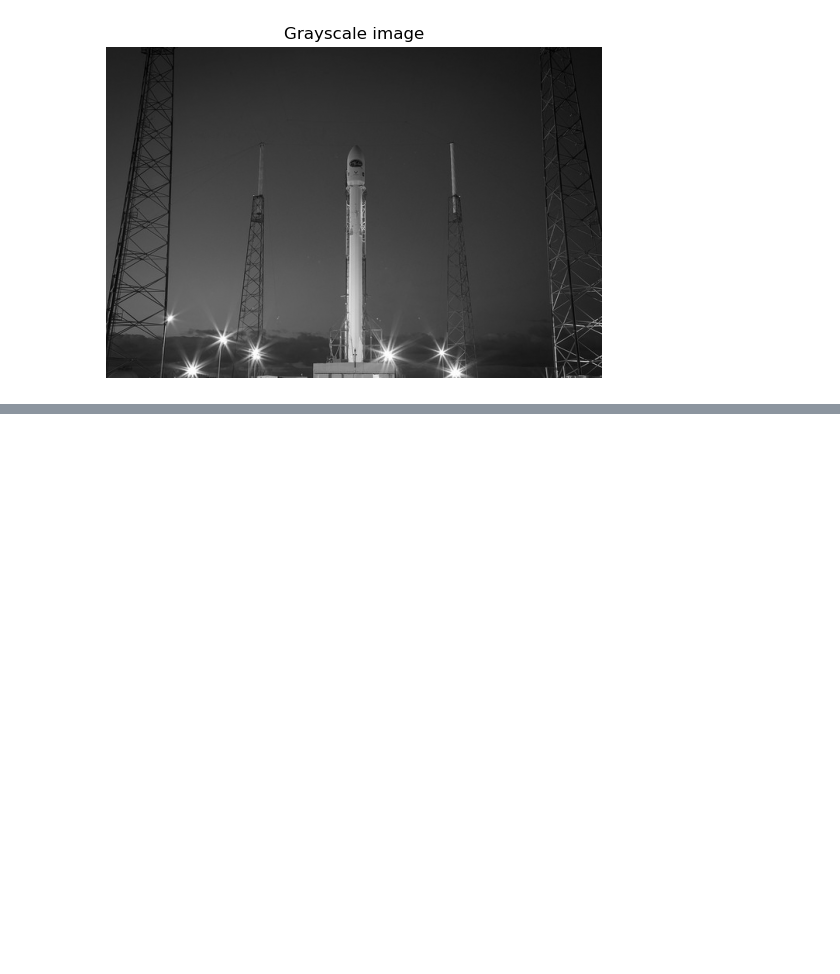
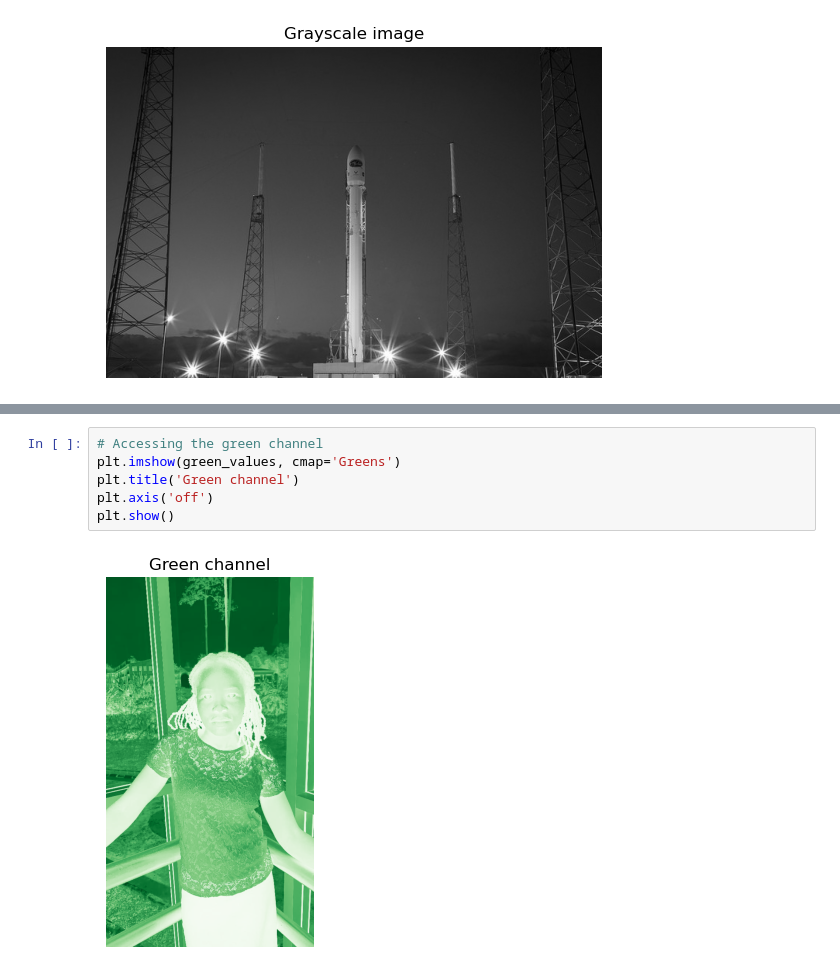
Before and after one commit to FelicityTech/AI-Engineering, a Jupyter notebook: Image-Processing-in-Python/indroduction-processing-with-scikit.ipynb, the cells around one changed output, grey strips where cells are left out. Cells and saved outputs as stored; diff of their text form; blank space fills up the shorter version.

```diff
--- a/Image-Processing-in-Python/indroduction-processing-with-scikit.ipynb
+++ b/Image-Processing-in-Python/indroduction-processing-with-scikit.ipynb
@@ -72,0 +128,8 @@ show_image(gray_scaled_rocket, 'Grayscale image')
+# %%
+# Accessing the green channel
+plt.imshow(green_values, cmap='Greens')
+plt.title('Green channel')
+plt.axis('off')
+plt.show()
+# %% [output]
+[figure, added]
```
Also changed, not shown: parts of 40 cells of this notebook, 4 other files.
